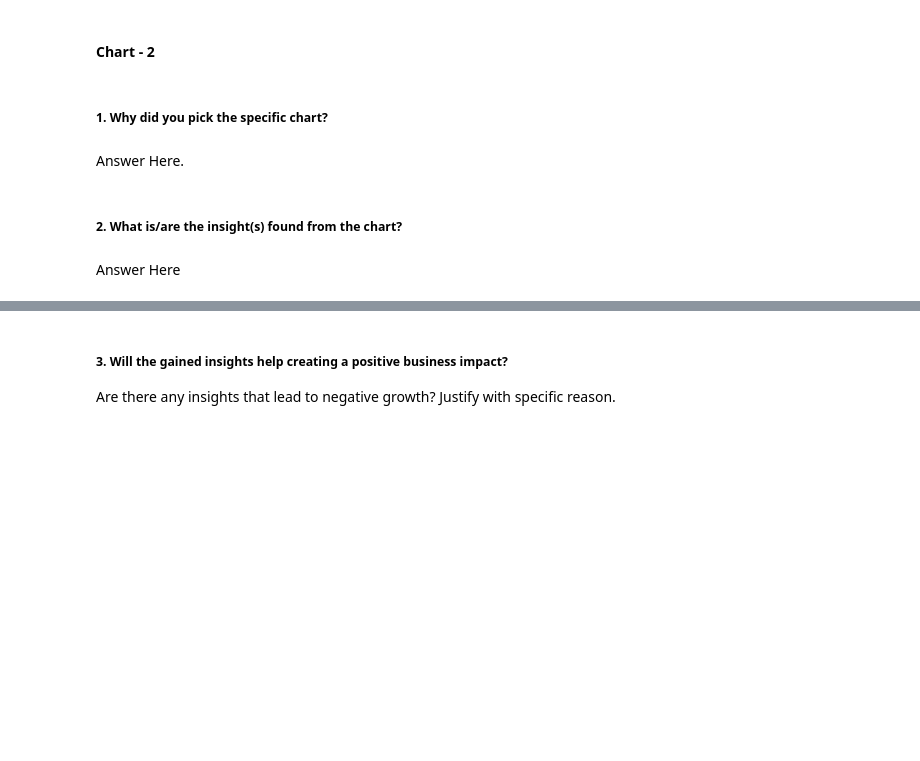
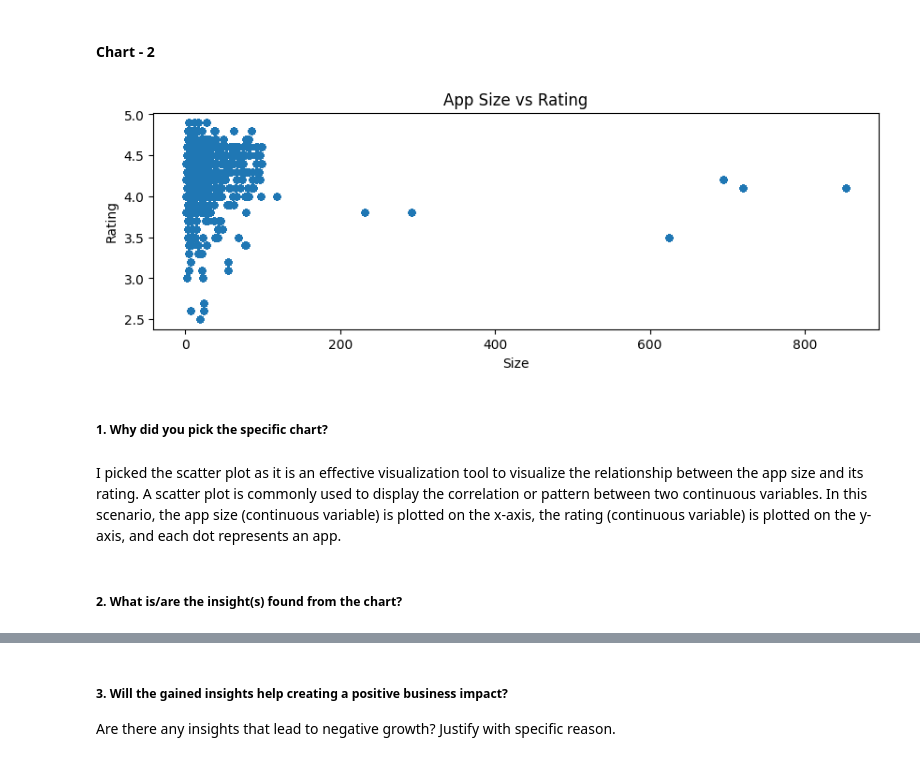
Before and after one commit to JatinKrRana/Alma_Better-Capstone_Project_1, a Jupyter notebook: Play_Store_App_Review_Analysis.ipynb, the cells around one changed output, grey strips where cells are left out. Drawn from its saved outputs; the diff is of its cells as text; code cells hidden in the pictures; blank space fills up the shorter version.

```diff
--- a/Play_Store_App_Review_Analysis.ipynb
+++ b/Play_Store_App_Review_Analysis.ipynb
@@ -385,0 +440,2 @@ pd.DataFrame(check_unique_values(variable_list[4]),columns = ['Unique Sentiment_
+# %%
+merged_df['Size'] = pd.to_numeric(merged_df['Size'], errors='coerce')
@@ -413,8 +530,15 @@ Answer Here
+# %%
+plt.scatter(merged_df['Size'], merged_df['Rating'],s=20)
+
+plt.xlabel('Size')
+plt.ylabel('Rating')
+plt.title('App Size vs Rating')
+plt.show()
+# %% [output]
+[figure, added]
 # %% [markdown]
 ##### 1. Why did you pick the specific chart?
-# %% [markdown]
-Answer Here.
+# %% [markdown]
+ I picked the scatter plot as it is an effective visualization tool to visualize the relationship between the app size and its rating. A scatter plot is commonly used to display the correlation or pattern between two continuous variables. In this scenario, the app size (continuous variable) is plotted on the x-axis, the rating (continuous variable) is plotted on the y-axis, and each dot represents an app.
 # %% [markdown]
 ##### 2. What is/are the insight(s) found from the chart?
-# %% [markdown]
-Answer Here
```
Also changed, not shown: parts of 29 cells of this notebook.
